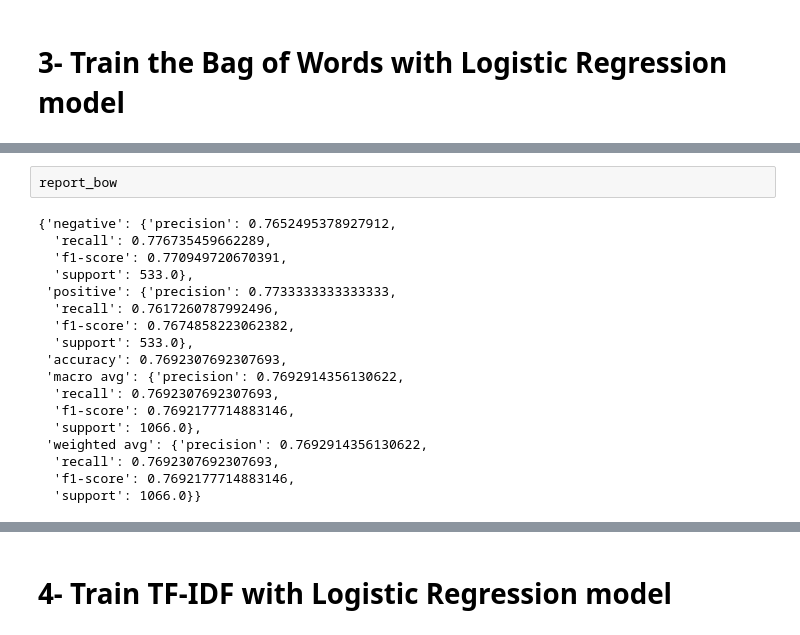
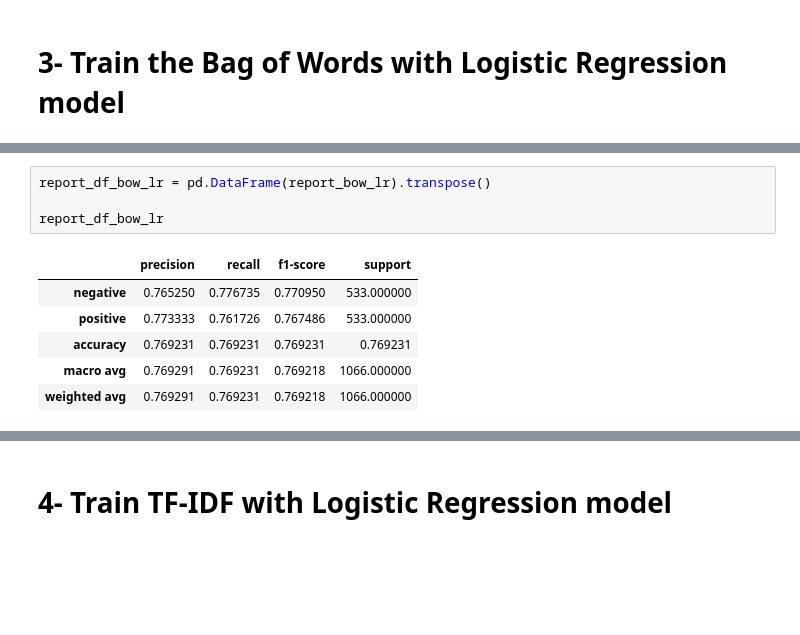
Before and after one commit to Alireza-Mirzadeh/llm-text-classification-benchmark, a Jupyter notebook: notebooks/02_baseline_models.ipynb, the cells around one changed output, grey strips where cells are left out. Cells and saved outputs as stored; diff of their text form; blank space fills up the shorter version.

```diff
--- a/notebooks/02_baseline_models.ipynb
+++ b/notebooks/02_baseline_models.ipynb
@@ -139,25 +145,16 @@ accuracy: 0.77
 precision: 0.77
 recall: 0.76
 f1: 0.77
-# %%
-report_bow
-# %% [output]
-{'negative': {'precision': 0.7652495378927912,
-  'recall': 0.776735459662289,
-  'f1-score': 0.770949720670391,
-  'support': 533.0},
- 'positive': {'precision': 0.7733333333333333,
-  'recall': 0.7617260787992496,
-  'f1-score': 0.7674858223062382,
-  'support': 533.0},
- 'accuracy': 0.7692307692307693,
- 'macro avg': {'precision': 0.7692914356130622,
-  'recall': 0.7692307692307693,
-  'f1-score': 0.7692177714883146,
-  'support': 1066.0},
- 'weighted avg': {'precision': 0.7692914356130622,
-  'recall': 0.7692307692307693,
-  'f1-score': 0.7692177714883146,
-  'support': 1066.0}}
+# %%
+report_df_bow_lr = pd.DataFrame(report_bow_lr).transpose()
+
+report_df_bow_lr
+# %% [output]
+|  | precision | recall | f1-score | support |
+| negative | 0.765250 | 0.776735 | 0.770950 | 533.000000 |
+| positive | 0.773333 | 0.761726 | 0.767486 | 533.000000 |
+| accuracy | 0.769231 | 0.769231 | 0.769231 | 0.769231 |
+| macro avg | 0.769291 | 0.769231 | 0.769218 | 1066.000000 |
+| weighted avg | 0.769291 | 0.769231 | 0.769218 | 1066.000000 |
 # %%
 # Confiusion matrix for Bag of Words model
```
Also changed, not shown: parts of 25 cells of this notebook, 6 other files.
